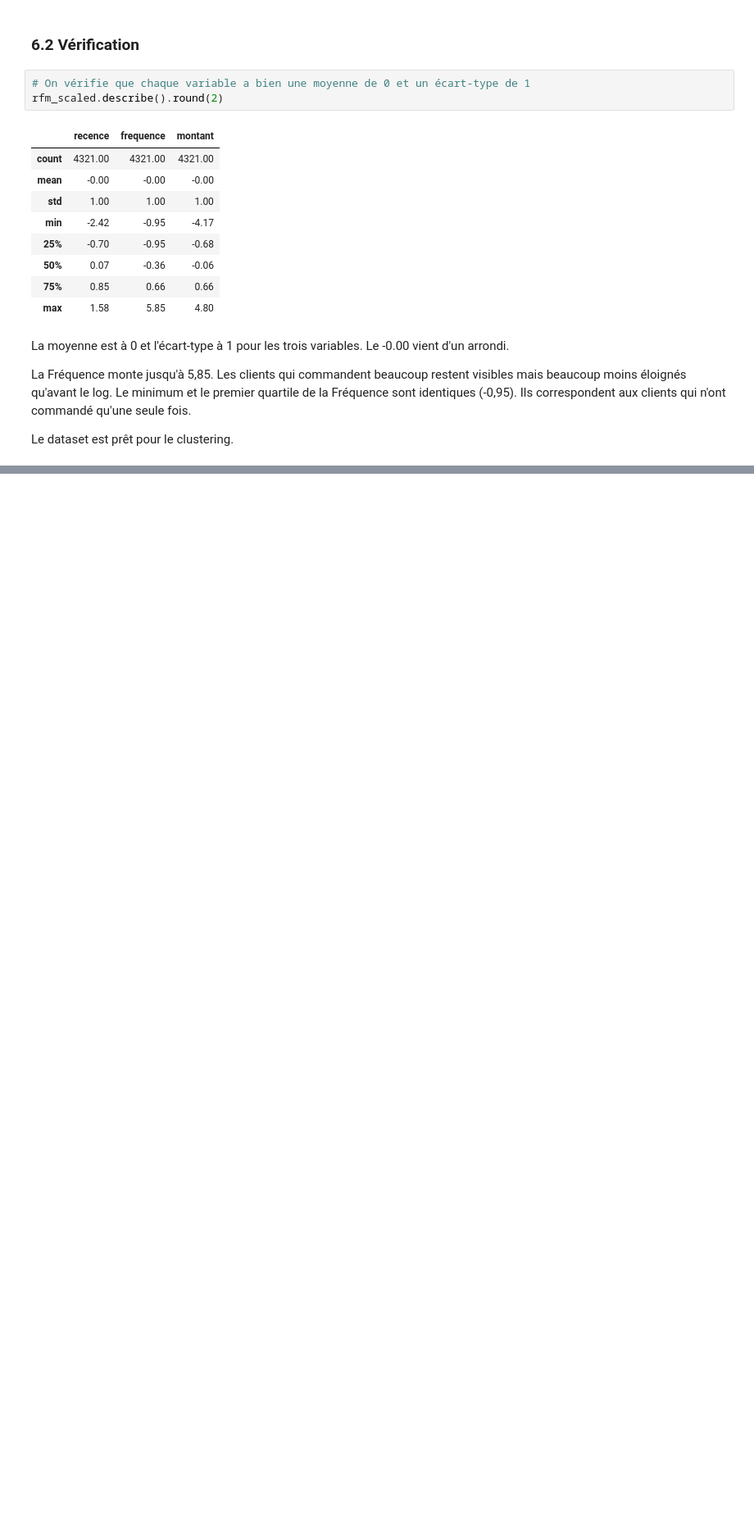
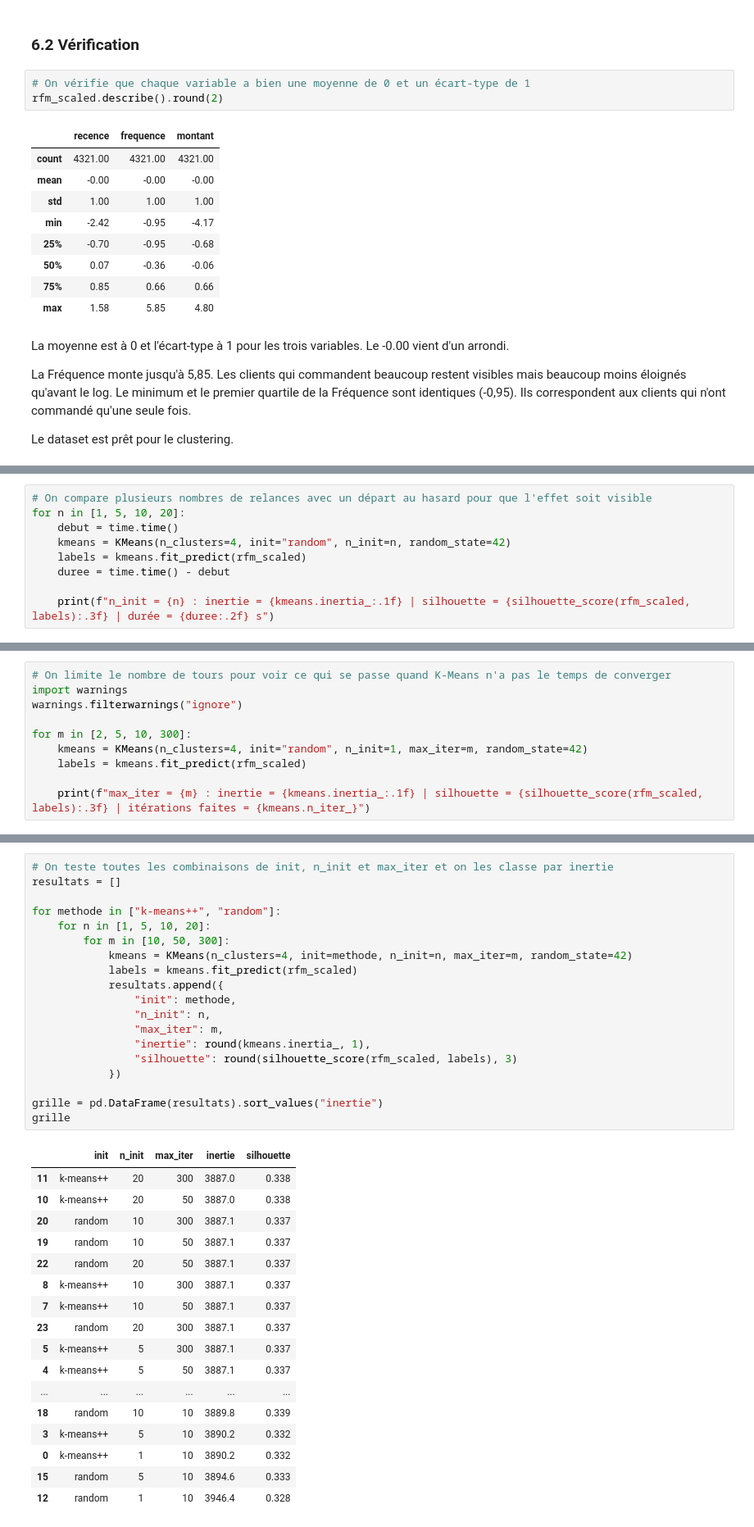
Before and after one commit to Zohair69/globalshop-rfm, a Jupyter notebook: notebooks/online_retail_clustering_rfm.ipynb, the cells around one changed output, grey strips where cells are left out. Shown at 82% size. Cells and saved outputs as stored; diff of their text form; blank space fills up the shorter version.

```diff
--- a/notebooks/online_retail_clustering_rfm.ipynb
+++ b/notebooks/online_retail_clustering_rfm.ipynb
@@ -1024,0 +1162,9 @@ Le dataset est prêt pour le clustering.
+# %%
+# On compare plusieurs nombres de relances avec un départ au hasard pour que l'effet soit visible
+for n in [1, 5, 10, 20]:
+    debut = time.time()
+    kmeans = KMeans(n_clusters=4, init="random", n_init=n, random_state=42)
+    labels = kmeans.fit_predict(rfm_scaled)
+    duree = time.time() - debut
+
+    print(f"n_init = {n} : inertie = {kmeans.inertia_:.1f} | silhouette = {silhouette_score(rfm_scaled, labels):.3f} | durée = {duree:.2f} s")
@@ -1024,0 +1182,10 @@ Le dataset est prêt pour le clustering.
+# %%
+# On limite le nombre de tours pour voir ce qui se passe quand K-Means n'a pas le temps de converger
+import warnings
+warnings.filterwarnings("ignore")
+
+for m in [2, 5, 10, 300]:
+    kmeans = KMeans(n_clusters=4, init="random", n_init=1, max_iter=m, random_state=42)
+    labels = kmeans.fit_predict(rfm_scaled)
+
+    print(f"max_iter = {m} : inertie = {kmeans.inertia_:.1f} | silhouette = {silhouette_score(rfm_scaled, labels):.3f} | itérations faites = {kmeans.n_iter_}")
@@ -1024,0 +1203,37 @@ Le dataset est prêt pour le clustering.
+# %%
+# On teste toutes les combinaisons de init, n_init et max_iter et on les classe par inertie
+resultats = []
+
+for methode in ["k-means++", "random"]:
+    for n in [1, 5, 10, 20]:
+        for m in [10, 50, 300]:
+            kmeans = KMeans(n_clusters=4, init=methode, n_init=n, max_iter=m, random_state=42)
+            labels = kmeans.fit_predict(rfm_scaled)
+            resultats.append({
+                "init": methode,
+                "n_init": n,
+                "max_iter": m,
+                "inertie": round(kmeans.inertia_, 1),
+                "silhouette": round(silhouette_score(rfm_scaled, labels), 3)
+            })
+
+grille = pd.DataFrame(resultats).sort_values("inertie")
+grille
+# %% [output]
+|  | init | n_init | max_iter | inertie | silhouette |
+| 11 | k-means++ | 20 | 300 | 3887.0 | 0.338 |
+| 10 | k-means++ | 20 | 50 | 3887.0 | 0.338 |
+| 20 | random | 10 | 300 | 3887.1 | 0.337 |
+| 19 | random | 10 | 50 | 3887.1 | 0.337 |
+| 22 | random | 20 | 50 | 3887.1 | 0.337 |
+| 8 | k-means++ | 10 | 300 | 3887.1 | 0.337 |
+| 7 | k-means++ | 10 | 50 | 3887.1 | 0.337 |
+| 23 | random | 20 | 300 | 3887.1 | 0.337 |
+| 5 | k-means++ | 5 | 300 | 3887.1 | 0.337 |
+| 4 | k-means++ | 5 | 50 | 3887.1 | 0.337 |
+| ... | ... | ... | ... | ... | ... |
+| 18 | random | 10 | 10 | 3889.8 | 0.339 |
+| 3 | k-means++ | 5 | 10 | 3890.2 | 0.332 |
+| 0 | k-means++ | 1 | 10 | 3890.2 | 0.332 |
+| 15 | random | 5 | 10 | 3894.6 | 0.333 |
+| 12 | random | 1 | 10 | 3946.4 | 0.328 |
```
Also changed, not shown: parts of 38 cells of this notebook.
